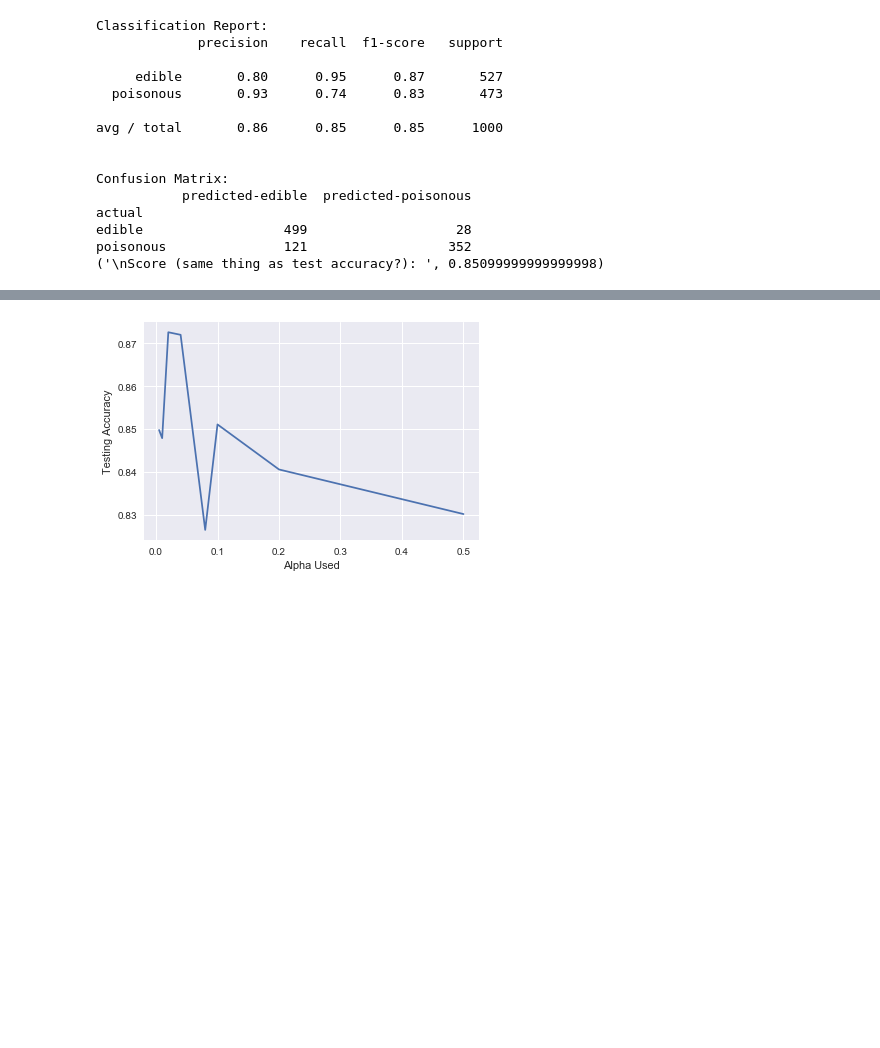
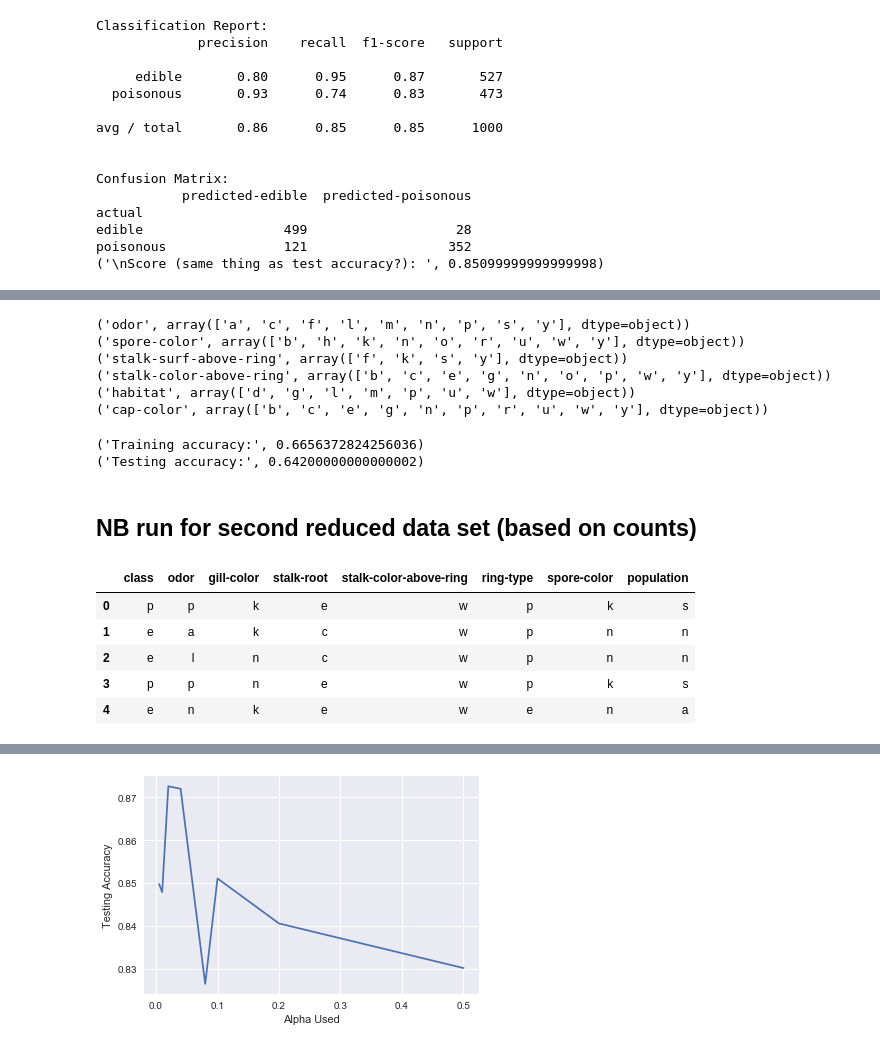
Before and after one commit to madysonmorris/Mushrooms, a Jupyter notebook: Mushroom Final.ipynb, the cells around one changed output, grey strips where cells are left out. Drawn from its saved outputs; the diff is of its cells as text; code cells hidden in the pictures; blank space fills up the shorter version.

```diff
--- a/Mushroom Final.ipynb
+++ b/Mushroom Final.ipynb
@@ -455,0 +472,67 @@ poisonous               121                  352
+# %%
+#put the features into X (everything except the 0th column)
+X_r1 = pd.DataFrame(df_r1, columns=df_r1.columns[1:len(df_r1.columns)], index=df_r1.index)
+
+#put the class values (0th column) into Y
+Y_r1 = df_r1['class']
+
+#encode the text category labels as numeric
+from sklearn import preprocessing
+le = preprocessing.LabelEncoder()
+le.fit(Y_r1)
+#print(le.classes_)
+#print(np.array(Y))
+#Y values now boolean values; poison = 1
+y_r1 = le.transform(Y_r1)
+#print(y_train)
+
+#have to initialize or get error below
+x_r1 = pd.DataFrame(X_r1,columns=[X_r1.columns[0]])
+#encode each feature column and add it to x_train
+for colname in X_r1.columns:
+    le.fit(X_r1[colname])
+    print(colname, le.classes_)
+    x_r1[colname] = le.transform(X_r1[colname])
+# %% [output]
+('odor', array(['a', 'c', 'f', 'l', 'm', 'n', 'p', 's', 'y'], dtype=object))
+('spore-color', array(['b', 'h', 'k', 'n', 'o', 'r', 'u', 'w', 'y'], dtype=object))
+('stalk-surf-above-ring', array(['f', 'k', 's', 'y'], dtype=object))
+('stalk-color-above-ring', array(['b', 'c', 'e', 'g', 'n', 'o', 'p', 'w', 'y'], dtype=object))
+('habitat', array(['d', 'g', 'l', 'm', 'p', 'u', 'w'], dtype=object))
+('cap-color', array(['b', 'c', 'e', 'g', 'n', 'p', 'r', 'u', 'w', 'y'], dtype=object))
+# %%
+#split the dataset into training and test sets
+from sklearn.model_selection import train_test_split
+x_train, x_test, y_train, y_test = train_test_split(x_r1, y_r1, test_size=1000, random_state=(42))
+
+#initialize and fit the naive bayes classifier
+from sklearn.naive_bayes import BernoulliNB
+skgnb = BernoulliNB(alpha=0.02)
+skgnb.fit(x_train,y_train)
+train_predict = skgnb.predict(x_train)
+#print(train_predict)
+
+#see how accurate the training data was fit
+from sklearn import metrics
+print("Training accuracy:",metrics.accuracy_score(y_train, train_predict))
+
+#use the trained model to predict the test values
+test_predict = skgnb.predict(x_test)
+print("Testing accuracy:",metrics.accuracy_score(y_test, test_predict))
+# %% [output]
+('Training accuracy:', 0.6656372824256036)
+('Testing accuracy:', 0.64200000000000002)
+# %% [markdown]
+## NB run for second reduced data set (based on counts)
+# %%
+#drop extraneous features
+df_r2 = df.loc[:,('class','odor','gill-color','stalk-root','stalk-color-above-ring','ring-type','spore-color','population')]
+
+df_r2.head()
+# %% [output]
+|  | class | odor | gill-color | stalk-root | stalk-color-above-ring | ring-type | spore-color | population |
+| 0 | p | p | k | e | w | p | k | s |
+| 1 | e | a | k | c | w | p | n | n |
+| 2 | e | l | n | c | w | p | n | n |
+| 3 | p | p | n | e | w | p | k | s |
+| 4 | e | n | k | e | w | e | n | a |
```
Also changed, not shown: parts of 27 cells of this notebook.
